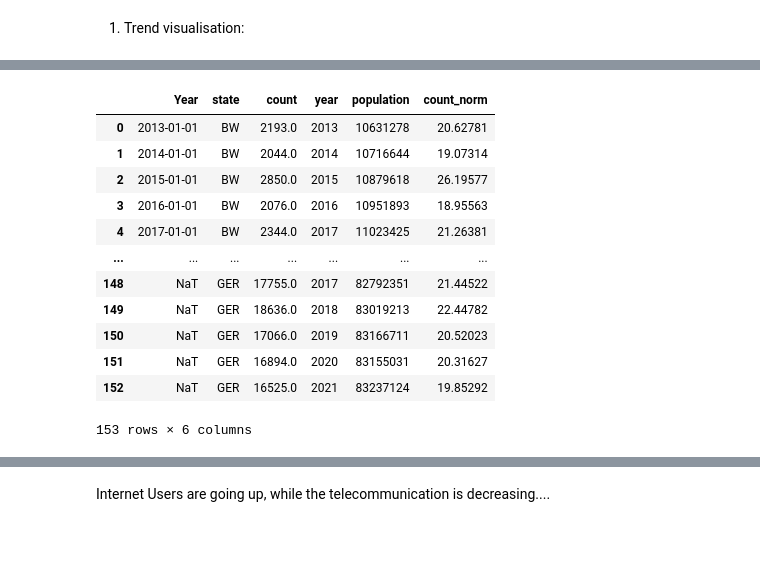
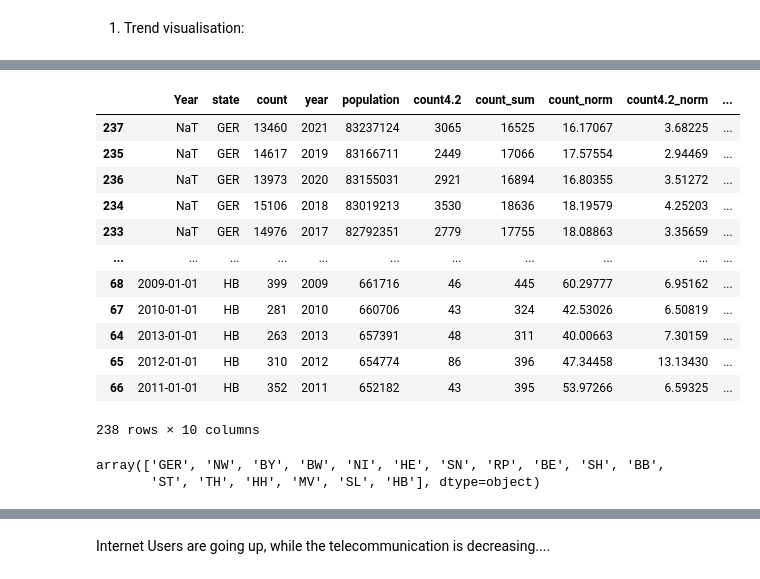
Before and after one commit to JakobUnterholzner/DataLiteracy, a Jupyter notebook: exp/exp_JU_02_RelateSurveillanceToUsers.ipynb, the cells around one changed output, grey strips where cells are left out. Drawn from its saved outputs; the diff is of its cells as text; code cells hidden in the pictures; blank space fills up the shorter version.

```diff
--- a/exp/exp_JU_02_RelateSurveillanceToUsers.ipynb
+++ b/exp/exp_JU_02_RelateSurveillanceToUsers.ipynb
@@ -128,5 +114,5 @@ DatetimeIndex(['2010-01-01', '2012-01-01', '2013-01-01', '2014-01-01',
 # %%
-population = pd.read_csv('../dat/12411-0010-DLAND_population.csv')
+
 population = pd.melt(population, id_vars=['state'], value_vars=population.columns[1:])
 population.columns = ['state', 'year', 'population']
 population['year'] = population.year.astype('int64')
@@ -157,6 +143,10 @@ data_yearly_melted['year'] = pd.to_datetime(data_yearly_melted['Year']).dt.year
 
 # Merge data_yearly_melted and population
 merged_df = pd.merge(data_yearly_melted, population, how='inner', on=['state', 'year'])
+# Copy the 'count' value of every second row into a new column of the row before
+merged_df['count4.2'] = merged_df['count'].shift(-1)
 
+# Remove every second row
+merged_df = merged_df.iloc[::2]
 merged_df
 # %% [output]
@@ -176,6 +166,6 @@ merged_df
 # %%
 # Group the data by year and calculate the sum of counts and population
-ger_data = merged_df.groupby('year').agg({'count': 'sum', 'population': 'sum'}).reset_index()
+ger_data = merged_df.groupby('year').agg({'count': 'sum', 'count4.2': 'sum', 'population': 'sum'}).reset_index()
 
 # Add a new column 'state' with the value 'GER'
 ger_data['state'] = 'GER'
@@ -200,0 +191,5 @@ merged_df
+# %%
+merged_df['count'] = merged_df['count'].astype(int)
+merged_df['count4.2'] = merged_df['count4.2'].astype(int)
+merged_df['count_sum'] = merged_df['count'] + merged_df['count4.2']
+merged_df.dtypes
@@ -201,18 +205,29 @@ merged_df
 # %%
 #divide count by population
 merged_df['count_norm'] = (merged_df['count'] / merged_df['population'] * 100_000).round(5)
+merged_df['count4.2_norm'] = (merged_df['count4.2'] / merged_df['population'] * 100_000).round(5)
+merged_df['count_sum_norm'] = (merged_df['count_sum'] / merged_df['population'] * 100_000).round(5)
+# Sort the DataFrame in place
+merged_df.sort_values(by='population', ascending=False, inplace=True)
 merged_df
 # %% [output]
-|  | Year | state | count | year | population | count_norm |
-| 0 | 2013-01-01 | BW | 2193.0 | 2013 | 10631278 | 20.62781 |
-| 1 | 2014-01-01 | BW | 2044.0 | 2014 | 10716644 | 19.07314 |
-| 2 | 2015-01-01 | BW | 2850.0 | 2015 | 10879618 | 26.19577 |
-| 3 | 2016-01-01 | BW | 2076.0 | 2016 | 10951893 | 18.95563 |
-| 4 | 2017-01-01 | BW | 2344.0 | 2017 | 11023425 | 21.26381 |
-| ... | ... | ... | ... | ... | ... | ... |
-| 148 | NaT | GER | 17755.0 | 2017 | 82792351 | 21.44522 |
-| 149 | NaT | GER | 18636.0 | 2018 | 83019213 | 22.44782 |
-| 150 | NaT | GER | 17066.0 | 2019 | 83166711 | 20.52023 |
-| 151 | NaT | GER | 16894.0 | 2020 | 83155031 | 20.31627 |
-| 152 | NaT | GER | 16525.0 | 2021 | 83237124 | 19.85292 |
+|  | Year | state | count | year | population | count4.2 | count_sum | count_norm | count4.2_norm | ... |
+| 237 | NaT | GER | 13460 | 2021 | 83237124 | 3065 | 16525 | 16.17067 | 3.68225 | ... |
+| 235 | NaT | GER | 14617 | 2019 | 83166711 | 2449 | 17066 | 17.57554 | 2.94469 | ... |
+| 236 | NaT | GER | 13973 | 2020 | 83155031 | 2921 | 16894 | 16.80355 | 3.51272 | ... |
+| 234 | NaT | GER | 15106 | 2018 | 83019213 | 3530 | 18636 | 18.19579 | 4.25203 | ... |
+| 233 | NaT | GER | 14976 | 2017 | 82792351 | 2779 | 17755 | 18.08863 | 3.35659 | ... |
+| ... | ... | ... | ... | ... | ... | ... | ... | ... | ... | ... |
+| 68 | 2009-01-01 | HB | 399 | 2009 | 661716 | 46 | 445 | 60.29777 | 6.95162 | ... |
+| 67 | 2010-01-01 | HB | 281 | 2010 | 660706 | 43 | 324 | 42.53026 | 6.50819 | ... |
+| 64 | 2013-01-01 | HB | 263 | 2013 | 657391 | 48 | 311 | 40.00663 | 7.30159 | ... |
+| 65 | 2012-01-01 | HB | 310 | 2012 | 654774 | 86 | 396 | 47.34458 | 13.13430 | ... |
+| 66 | 2011-01-01 | HB | 352 | 2011 | 652182 | 43 | 395 | 53.97266 | 6.59325 | ... |
-153 rows × 6 columns
+238 rows × 10 columns
+# %%
+# Get the unique values of the 'state' column
+unique_states = merged_df['state'].unique()
+unique_states
+# %% [output]
+array(['GER', 'NW', 'BY', 'BW', 'NI', 'HE', 'SN', 'RP', 'BE', 'SH', 'BB',
+       'ST', 'TH', 'HH', 'MV', 'SL', 'HB'], dtype=object)
```
Also changed, not shown: parts of 28 cells of this notebook.
